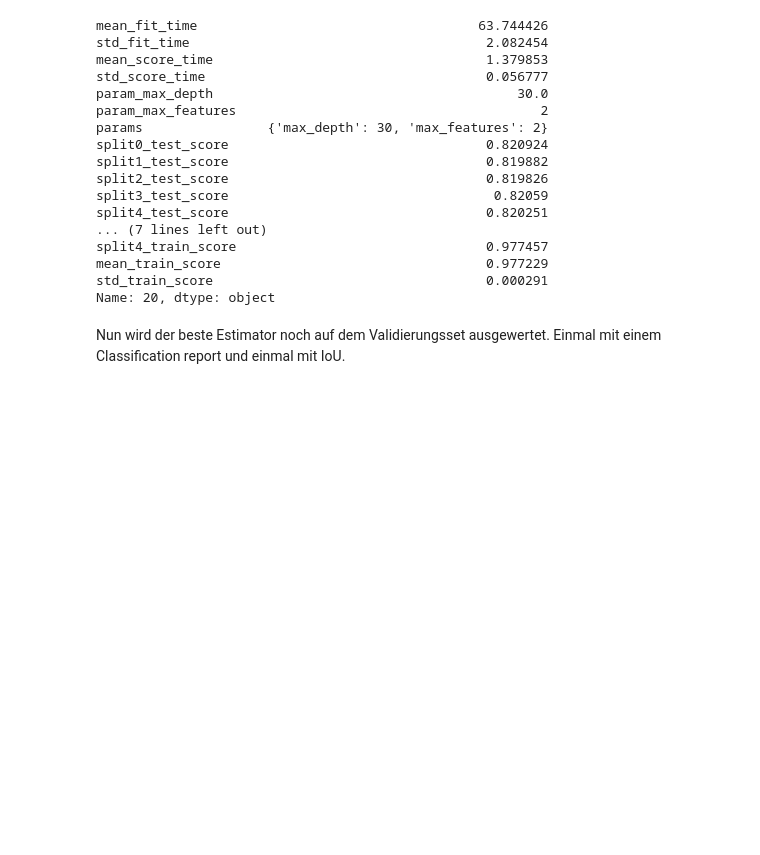
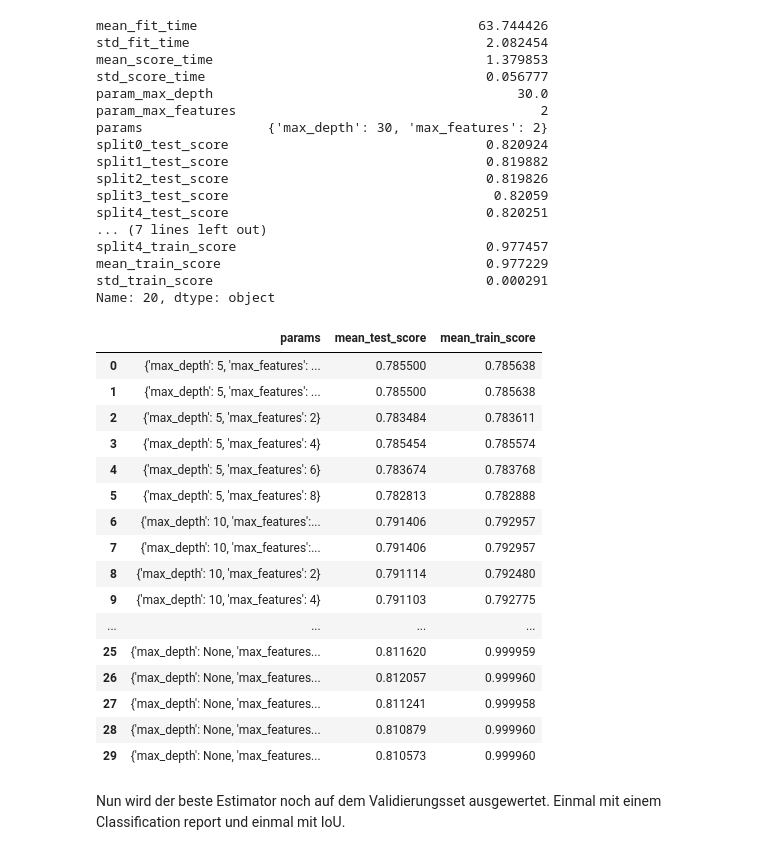
Before and after one commit to stuckkk/artifact-detection-seminar, a Jupyter notebook: experiments/03 - Training/exp_03_06.ipynb, the cells around one changed output. Drawn from its saved outputs; the diff is of its cells as text; code cells hidden in the pictures; blank space fills up the shorter version.

```diff
--- a/experiments/03 - Training/exp_03_06.ipynb
+++ b/experiments/03 - Training/exp_03_06.ipynb
@@ -111,6 +111,29 @@ split4_train_score                                0.977457
 mean_train_score                                  0.977229
 std_train_score                                   0.000291
 Name: 20, dtype: object
+# %%
+import pandas as pd
+
+df = pd.read_csv('output/exp_03_06_cv_results_no_hp.csv')
+df[['params', 'mean_test_score', 'mean_train_score']]
+# %% [output]
+|  | params | mean_test_score | mean_train_score |
+| 0 | {'max_depth': 5, 'max_features': ... | 0.785500 | 0.785638 |
+| 1 | {'max_depth': 5, 'max_features': ... | 0.785500 | 0.785638 |
+| 2 | {'max_depth': 5, 'max_features': 2} | 0.783484 | 0.783611 |
+| 3 | {'max_depth': 5, 'max_features': 4} | 0.785454 | 0.785574 |
+| 4 | {'max_depth': 5, 'max_features': 6} | 0.783674 | 0.783768 |
+| 5 | {'max_depth': 5, 'max_features': 8} | 0.782813 | 0.782888 |
+| 6 | {'max_depth': 10, 'max_features':... | 0.791406 | 0.792957 |
+| 7 | {'max_depth': 10, 'max_features':... | 0.791406 | 0.792957 |
+| 8 | {'max_depth': 10, 'max_features': 2} | 0.791114 | 0.792480 |
+| 9 | {'max_depth': 10, 'max_features': 4} | 0.791103 | 0.792775 |
+| ... | ... | ... | ... |
+| 25 | {'max_depth': None, 'max_features... | 0.811620 | 0.999959 |
+| 26 | {'max_depth': None, 'max_features... | 0.812057 | 0.999960 |
+| 27 | {'max_depth': None, 'max_features... | 0.811241 | 0.999958 |
+| 28 | {'max_depth': None, 'max_features... | 0.810879 | 0.999960 |
+| 29 | {'max_depth': None, 'max_features... | 0.810573 | 0.999960 |
 # %% [markdown]
 Nun wird der beste Estimator noch auf dem Validierungsset ausgewertet. Einmal mit einem Classification report und einmal mit IoU.
 # %%
```
Also changed, not shown: parts of 4 cells of this notebook, 6 other files.
